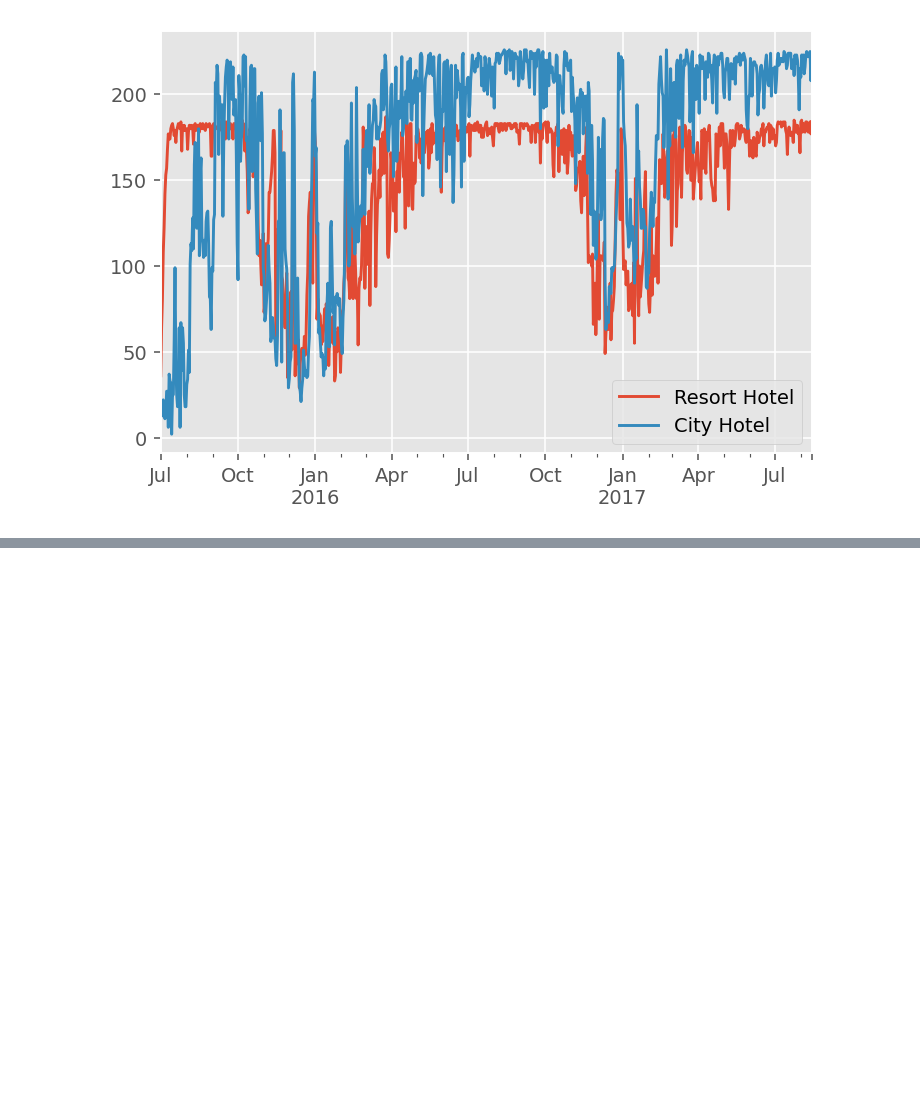
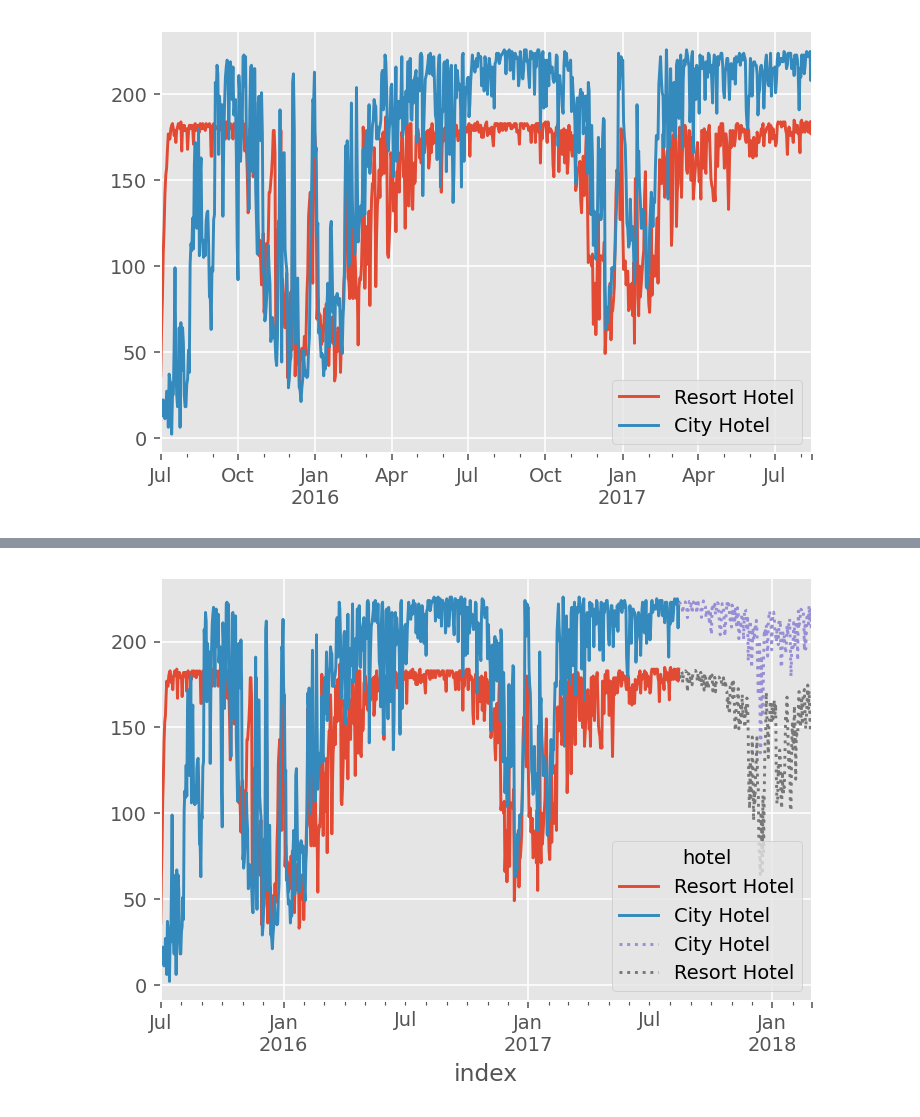
Before and after one commit to robert-robison/hotel-booking-demand, a Jupyter notebook: notebooks/hotel_modeling.ipynb, the cells around one changed output, grey strips where cells are left out. Saved outputs shown, nothing was run; the diff lists cells and outputs as text; code cells hidden in the pictures; blank space fills up the shorter version.

```diff
--- a/notebooks/hotel_modeling.ipynb
+++ b/notebooks/hotel_modeling.ipynb
@@ -84,0 +136,7 @@ Options:
+# %%
+windows = [7, 15]
+cols = list(df_.columns)
+for window in windows:
+    for col in cols:
+        df_[f"{col}_{window}"] = df_[col].rolling(window).mean()
+df_.sample(10)
@@ -84,0 +218,7 @@ Options:
+# %%
+# Transform target
+max_cap = abt.groupby("hotel", as_index=False)["target"].max()
+abt["target"] = abt.groupby("hotel")["target"].transform("max") - abt.target
+
+piv = pd.pivot_table(abt, index="target", columns="hotel", values="weekday", aggfunc="count")
+piv.head(20)
@@ -84,0 +244,30 @@ Options:
+# %%
+from lightgbm import LGBMRegressor
+
+abt["weekday"] = abt["weekday"].astype("category")
+
+# Fit model
+train = abt[abt.target.notna()]
+pred_cols = [col for col in train.columns if col not in ["hotel", "target"]]
+est = LGBMRegressor(objective="tweedie")
+est.fit(train[pred_cols], train["target"])
+
+# Make predictions
+test = abt[abt.target.isna()]
+y_pred_raw = est.predict(test[pred_cols])
+
+
+# Back transform
+test = test.drop(columns="target").reset_index().merge(max_cap, on="hotel", how="left")
+test["pred"] = test.target - y_pred_raw
+# %%
+# Pivot predictions back out
+piv = pd.pivot_table(test, index="index", columns="hotel", values="pred")
+
+# Plot it!
+fig, ax = plt.subplots()
+df.plot(ax=ax)
+piv.plot(ax=ax, ls=":")
+plt.show()
+# %% [output]
+[figure, added]
```
Also changed, not shown: parts of 15 cells of this notebook.
